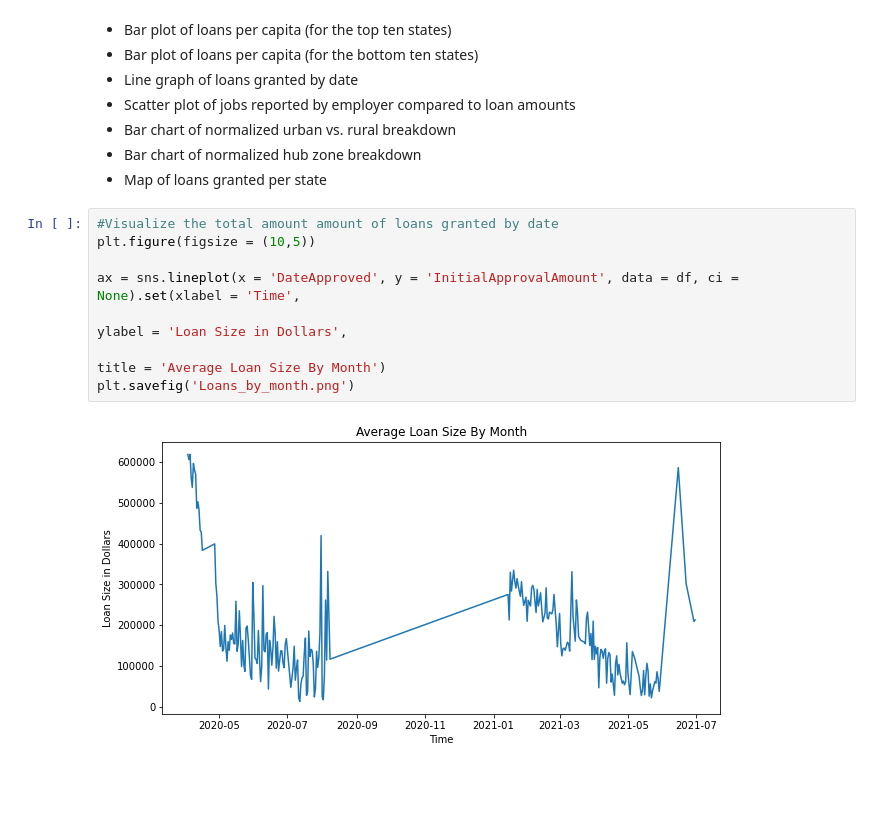
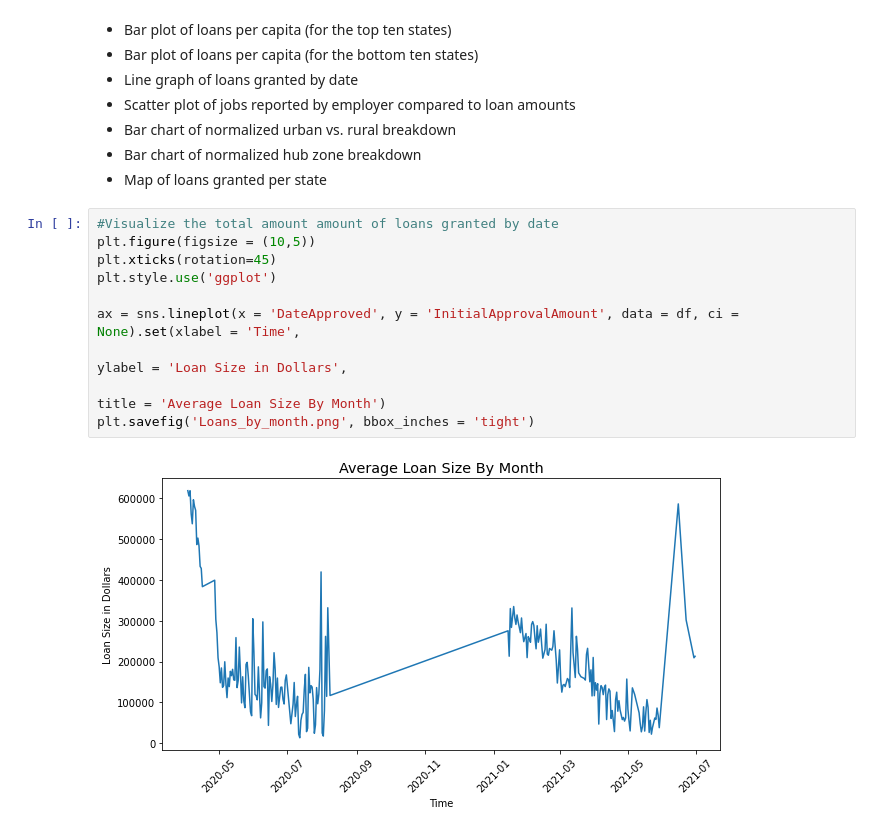
Before and after one commit to beautate/3162, a Jupyter notebook: Project1.ipynb, the cells around one changed output. Drawn from its saved outputs; the diff is of its cells as text; blank space fills up the shorter version.

```diff
--- a/Project1.ipynb
+++ b/Project1.ipynb
@@ -629,13 +642,15 @@ Viz to create:
 # %%
 #Visualize the total amount amount of loans granted by date
 plt.figure(figsize = (10,5))
+plt.xticks(rotation=45)
+plt.style.use('ggplot')
 
 ax = sns.lineplot(x = 'DateApproved', y = 'InitialApprovalAmount', data = df, ci = None).set(xlabel = 'Time',
                                                                                              ylabel = 'Loan Size in Dollars',
                                                                                              title = 'Average Loan Size By Month')
-plt.savefig('Loans_by_month.png')
+plt.savefig('Loans_by_month.png', bbox_inches = 'tight')
 # %% [output]
-[figure, old version]
+[figure, new version]
 # %%
 #Visualize the number of jobs reported versus the total amount of the loan
 plt.figure(figsize = (10,5))
```
Also changed, not shown: parts of 11 cells of this notebook.
